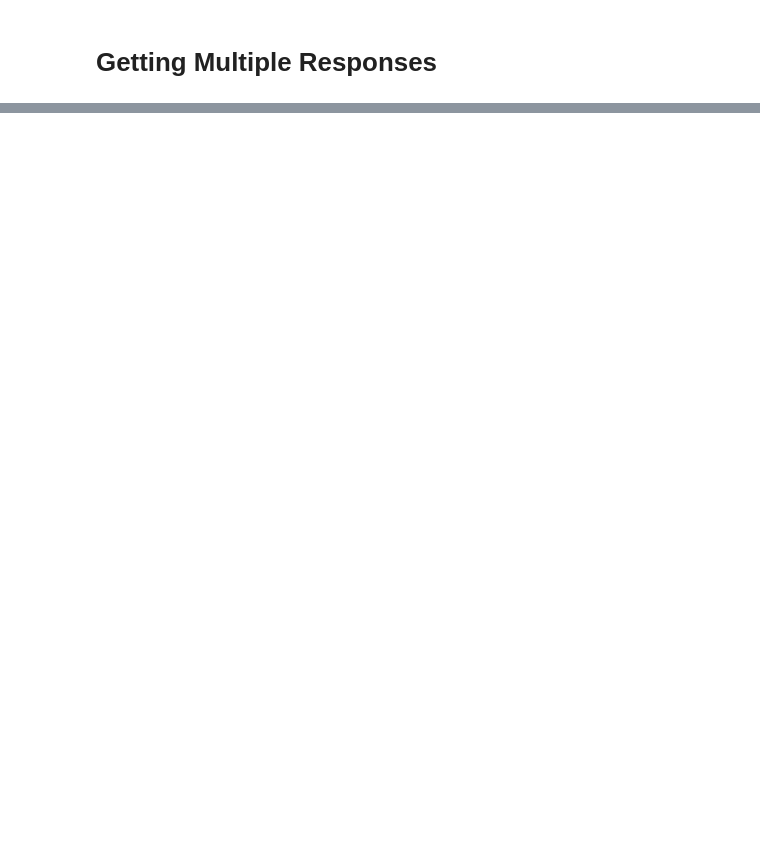
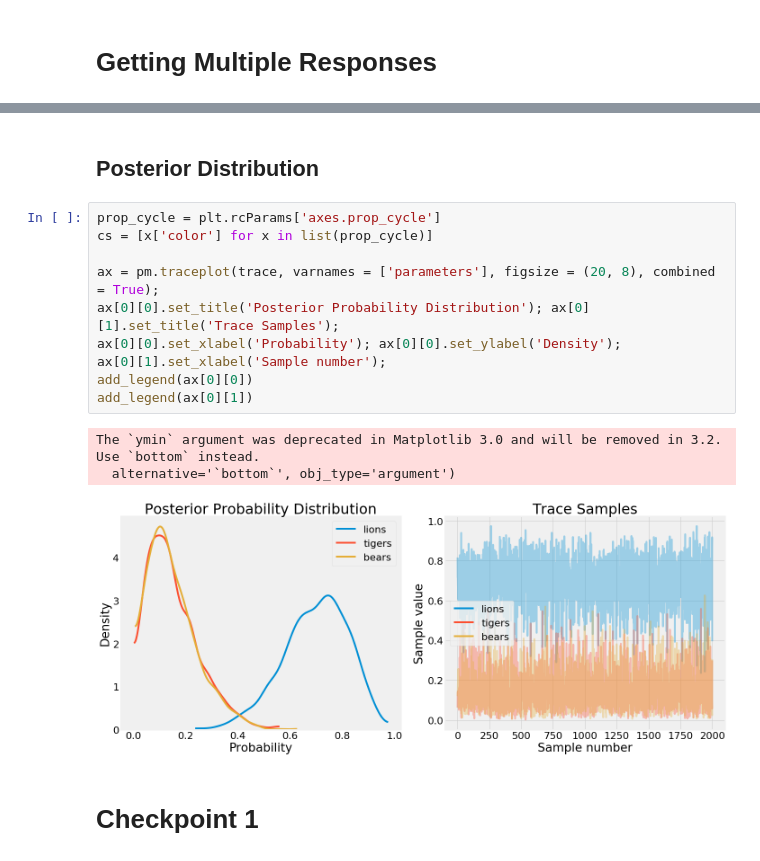
Before and after one commit to Siaan/data-science-2019, a Jupyter notebook: Data Visualization Project.ipynb, the cells around one changed output, grey strips where cells are left out. Saved outputs shown, nothing was run; the diff lists cells and outputs as text; blank space fills up the shorter version.

Commit message:
checkpoint1

```diff
--- a/Data Visualization Project.ipynb
+++ b/Data Visualization Project.ipynb
@@ -408,0 +669,18 @@ from sklearn.feature_extraction.text import TfidfVectorizer
+# %% [markdown]
+## Posterior Distribution
+# %%
+prop_cycle = plt.rcParams['axes.prop_cycle']
+cs = [x['color'] for x in list(prop_cycle)]
+
+ax = pm.traceplot(trace, varnames = ['parameters'], figsize = (20, 8), combined = True);
+ax[0][0].set_title('Posterior Probability Distribution'); ax[0][1].set_title('Trace Samples');
+ax[0][0].set_xlabel('Probability'); ax[0][0].set_ylabel('Density');
+ax[0][1].set_xlabel('Sample number');
+add_legend(ax[0][0])
+add_legend(ax[0][1])
+# %% [output]
+The `ymin` argument was deprecated in Matplotlib 3.0 and will be removed in 3.2. Use `bottom` instead.
+  alternative='`bottom`', obj_type='argument')
+[figure, added]
+# %% [markdown]
+# Checkpoint 1
```
Also changed, not shown: parts of 93 cells of this notebook, 8 other files.
